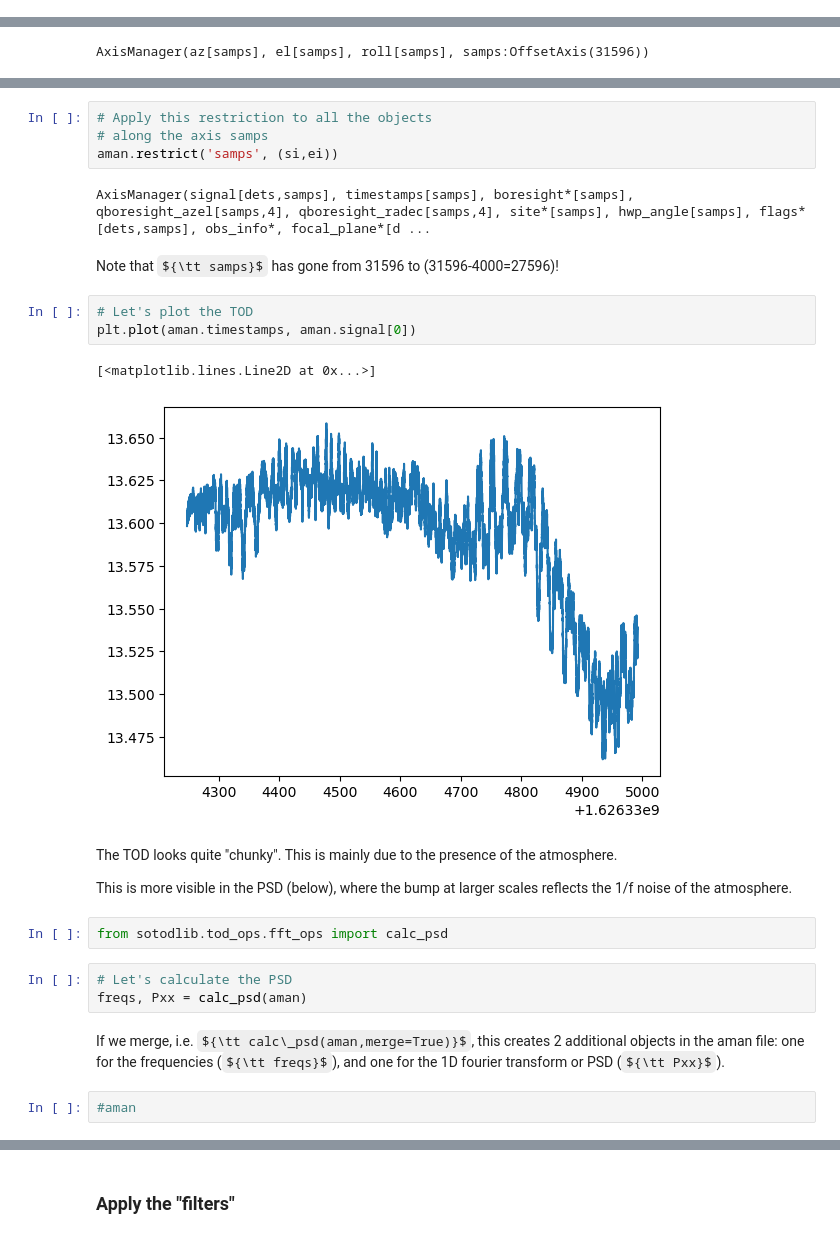
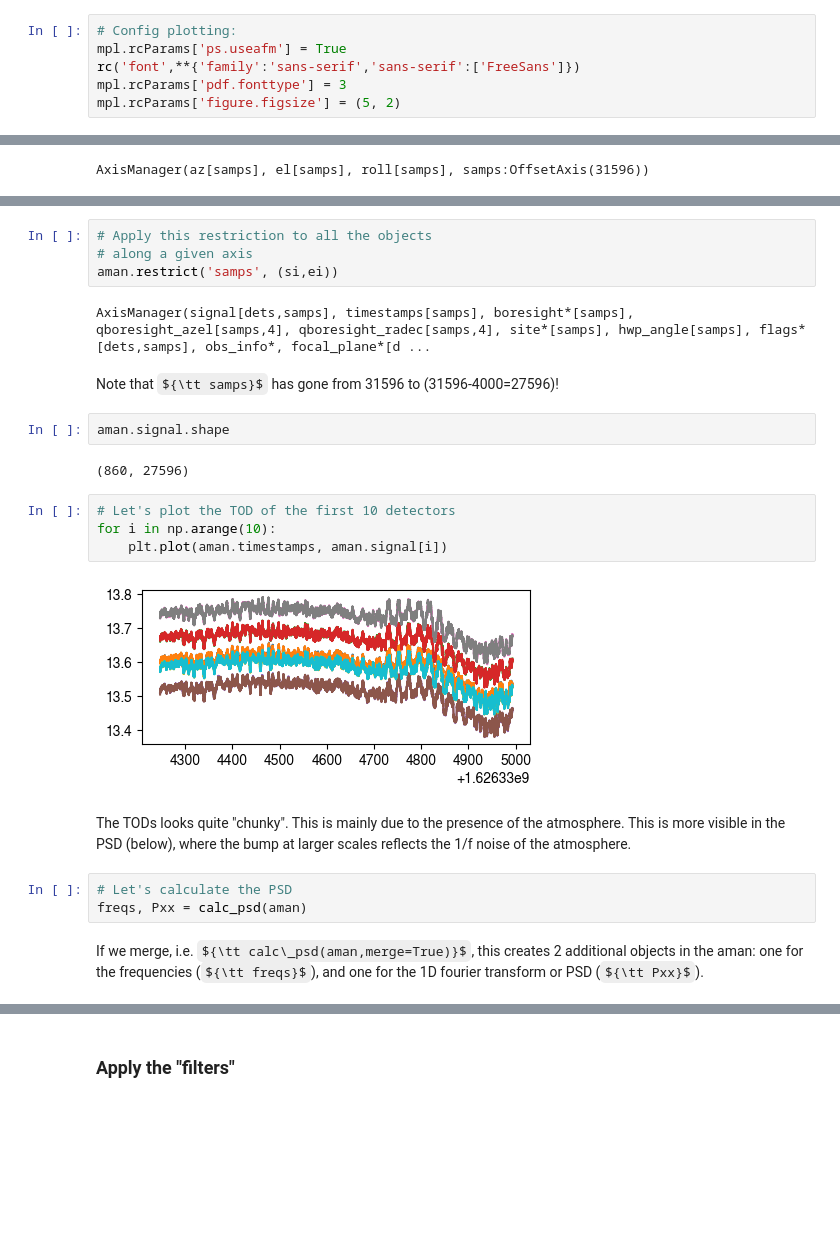
Before and after one commit to susannaaz/BBFLP, a Jupyter notebook: Sec5_Preprocess_TOD_Make_maps.ipynb, the cells around one changed output, grey strips where cells are left out. Cells and saved outputs as stored; diff of their text form; some formulas as TeX source; blank space fills up the shorter version.

```diff
--- a/Sec5_Preprocess_TOD_Make_maps.ipynb
+++ b/Sec5_Preprocess_TOD_Make_maps.ipynb
@@ -7,3 +5,9 @@ WARNING: UnitsWarning: 'deg / s / s' contains multiple slashes, which is discour
+# %%
+# Config plotting:
+mpl.rcParams['ps.useafm'] = True
+rc('font',**{'family':'sans-serif','sans-serif':['FreeSans']})
+mpl.rcParams['pdf.fonttype'] = 3
+mpl.rcParams['figure.figsize'] = (5, 2)
 # %% [markdown]
 ### Let's load the observation
 # %%
@@ -119,28 +101,26 @@ plt.plot(aman.boresight.el[si:ei])
 # %%
 # Apply this restriction to all the objects
-# along the axis samps
+# along a given axis
 aman.restrict('samps', (si,ei))
 # %% [output]
 AxisManager(signal[dets,samps], timestamps[samps], boresight*[samps], qboresight_azel[samps,4], qboresight_radec[samps,4], site*[samps], hwp_angle[samps], flags*[dets,samps], obs_info*, focal_plane*[d ...
 # %% [markdown]
 Note that ${\tt samps}$ has gone from 31596 to (31596-4000=27596)!
+# %%
+aman.signal.shape
+# %% [output]
+(860, 27596)
 # %%
-# Let's plot the TOD
-plt.plot(aman.timestamps, aman.signal[0])
+# Let's plot the TOD of the first 10 detectors
+for i in np.arange(10):
+    plt.plot(aman.timestamps, aman.signal[i])
 # %% [output]
-[<matplotlib.lines.Line2D at 0x...>]
-[figure, old version]
+[figure, new version]
 # %% [markdown]
-The TOD looks quite "chunky". This is mainly due to the presence of the atmosphere.
-
-This is more visible in the PSD (below), where the bump at larger scales reflects the 1/f noise of the atmosphere.
+The TODs looks quite "chunky". This is mainly due to the presence of the atmosphere. This is more visible in the PSD (below), where the bump at larger scales reflects the 1/f noise of the atmosphere.
-# %%
-from sotodlib.tod_ops.fft_ops import calc_psd
 # %%
 # Let's calculate the PSD
 freqs, Pxx = calc_psd(aman)
 # %% [markdown]
-If we merge, i.e. ${\tt calc\_psd(aman,merge=True)}$, this creates 2 additional objects in the aman file: one for the frequencies (${\tt freqs}$), and one for the 1D fourier transform or PSD (${\tt Pxx}$).
+If we merge, i.e. ${\tt calc\_psd(aman,merge=True)}$, this creates 2 additional objects in the aman: one for the frequencies (${\tt freqs}$), and one for the 1D fourier transform or PSD (${\tt Pxx}$).
-# %%
-#aman
 # %%
```
Also changed, not shown: parts of 28 cells of this notebook, 4 other files.
